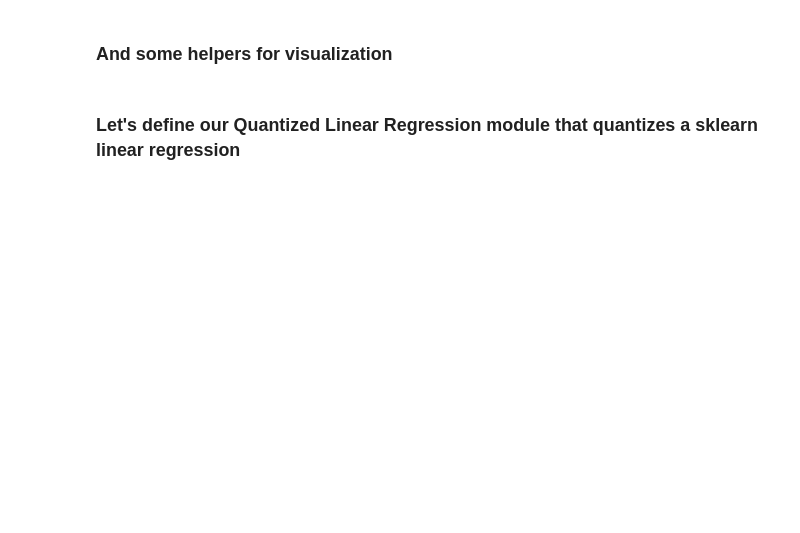
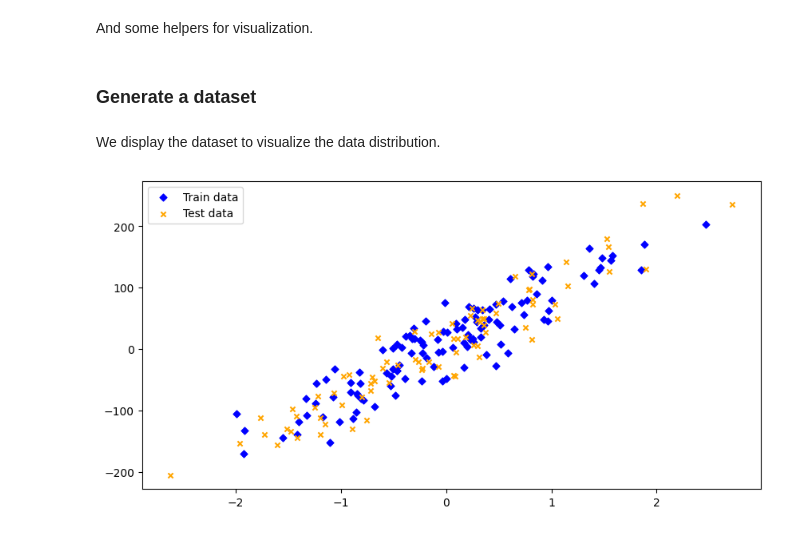
Before and after one commit to zama-ai/concrete-ml, a Jupyter notebook: docs/advanced_examples/LinearRegression.ipynb, the cells around one changed output. Cells and saved outputs as stored; diff of their text form; code cells hidden in the pictures; blank space fills up the shorter version.

```diff
--- a/docs/advanced_examples/LinearRegression.ipynb
+++ b/docs/advanced_examples/LinearRegression.ipynb
@@ -15,14 +26,14 @@ from sklearn.model_selection import train_test_split
 
 from concrete.ml.sklearn import LinearRegression as ConcreteLinearRegression
 # %% [markdown]
-### And some helpers for visualization
+And some helpers for visualization.
 # %%
 %matplotlib inline
 
 import matplotlib.pyplot as plt
 from IPython.display import display
 # %% [markdown]
-### Let's define our Quantized Linear Regression module that quantizes a sklearn linear regression
+### Generate a dataset
 # %%
 # pylint: disable=unbalanced-tuple-unpacking
 X, y = make_regression(
@@ -43 +51,15 @@ y_test = y_test[sidx]
+# %% [markdown]
+We display the dataset to visualize the data distribution.
+# %%
+plt.ioff()
+
+plt.clf()
+fig, ax = plt.subplots(1, figsize=(10, 5))
+fig.patch.set_facecolor("white")
+ax.scatter(X_train, y_train, c="blue", marker="D", s=20, label="Train data")
+ax.scatter(X_test, y_test, c="orange", marker="x", s=20, label="Test data")
+ax.legend()
+display(fig)
+# %% [output]
+[figure, added]
 # %% [markdown]
```
Also changed, not shown: parts of 31 cells of this notebook.
